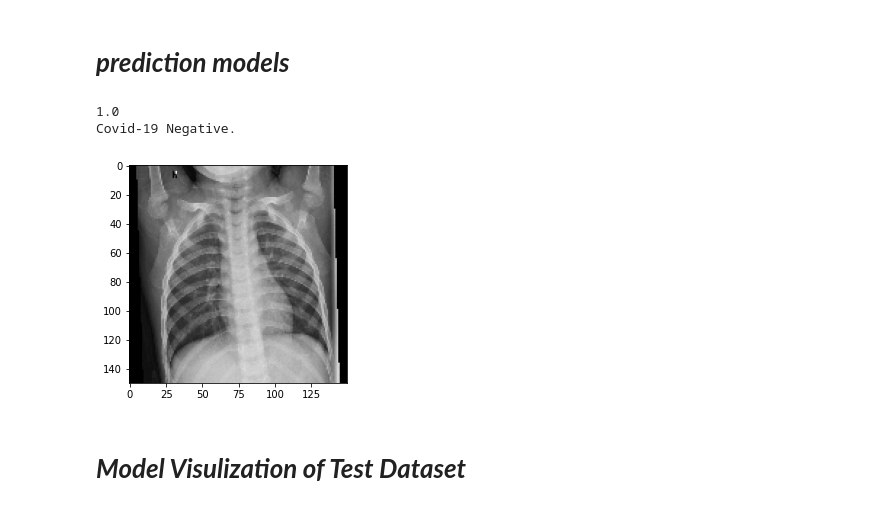
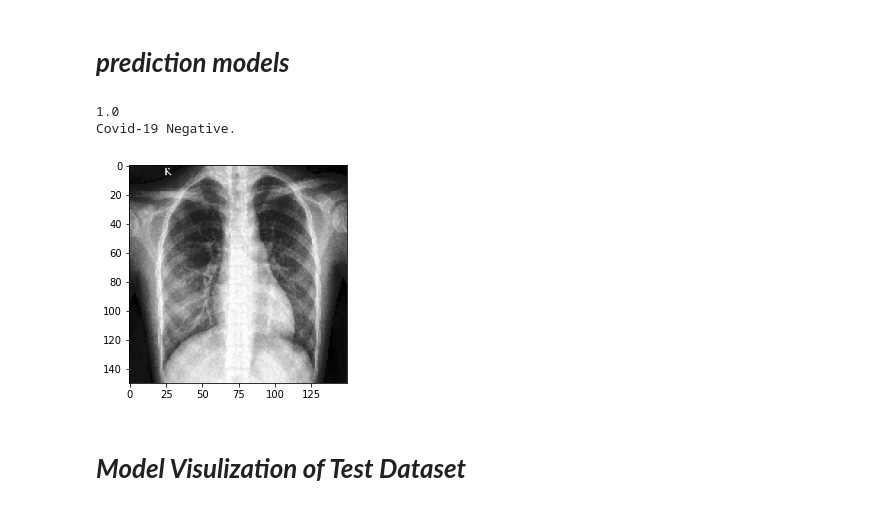
Before and after one commit to Jayanth9601/COVID-19_Detection_using_CNN, a Jupyter notebook: CovidDetector.ipynb, the cells around one changed output. Saved outputs shown, nothing was run; the diff lists cells and outputs as text; code cells hidden in the pictures.

```diff
--- a/CovidDetector.ipynb
+++ b/CovidDetector.ipynb
@@ -31,7 +31,7 @@ Test_path = "/content/drive/MyDrive/Covid-19_Dataset/Processed data/Test"
 # %%
 # Displaying a image form our dataset
 # path of the location where the image is saved
-path = "/content/drive/MyDrive/Covid-19_Dataset/Processed data/Test/Covid_img_test/0108.jpeg"
+path = "/content/drive/MyDrive/Covid-19_Dataset-20220108T144233Z-001/Covid-19_Dataset/Processed data/Train/Covid_img_train/012.jpeg"
 # Path, target_size = {size at which the image is displayed}
 img = image.load_img(path, target_size=(256,256))
 plt.imshow(img)                                                                 # showing the image
@@ -274,7 +297,7 @@ Output checking
 **Loading the saved Model**
 # %%
 # Loading the saved model from memory
-loaded_model = tf.keras.models.load_model('covid.h5')
+loaded_model = tf.keras.models.load_model('/content/exp/outputp.h5')
 #printing the size of the input layer of the model
 loaded_model.layers[0].input_shape
 # %% [output]
@@ -283,22 +306,23 @@ loaded_model.layers[0].input_shape
 # ***prediction models***
 # %%
 # Path of the image which has to be tested
-image_path="/content/drive/MyDrive/Covid-19_Dataset/Processed data/Test/Normal_img_test/NORMAL2-IM-0130-0001.jpeg"
+image_path="/content/drive/MyDrive/Covid-19_Dataset-20220108T144233Z-001/Covid-19_Dataset/Processed data/Train/Normal_img_train/014.jpeg"
 img = image.load_img(image_path, target_size=(150, 150))
 plt.imshow(img)
 img = np.expand_dims(img, axis=0)
 result=loaded_model.predict(img)
 # printing the output whether the image is of Covid or Non-Covid image
 if result[0][0] == 0.0:
+  print(result[0][0])
   print("Covid-19 Positive.")
 else:
   print(result[0][0])
   print("Covid-19 Negative.")
 plt.show()
 # %% [output]
 1.0
 Covid-19 Negative.
-[figure, old version]
+[figure, new version]
 # %% [markdown]
 # ***Model Visulization of Test Dataset***
 # %%
```
Also changed, not shown: parts of 29 cells of this notebook.
